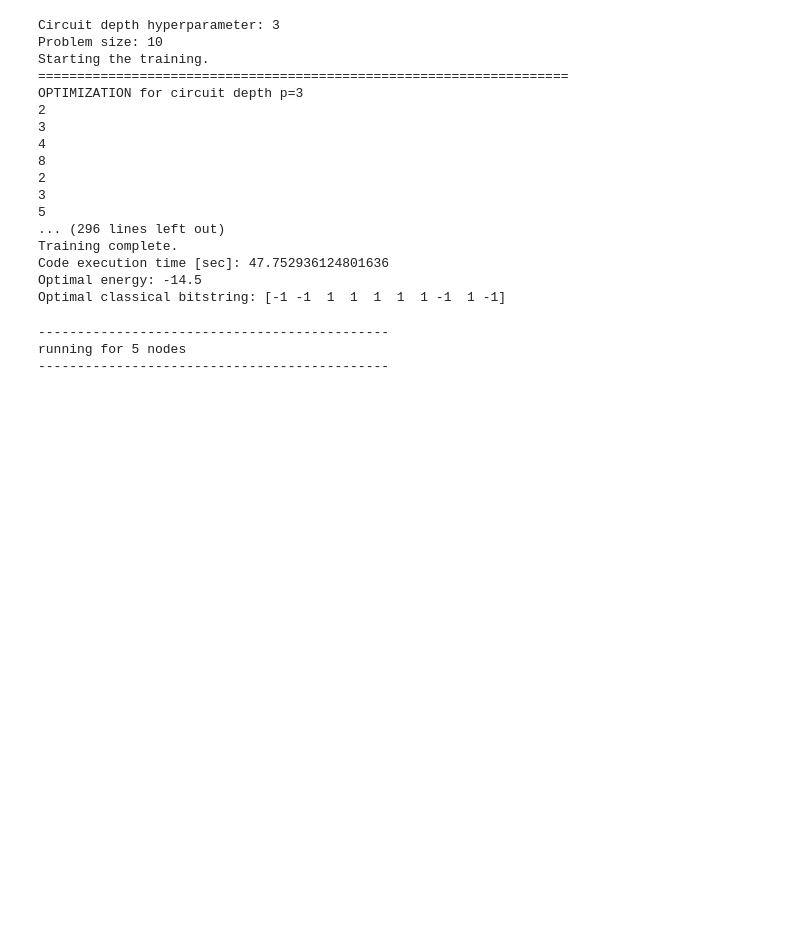
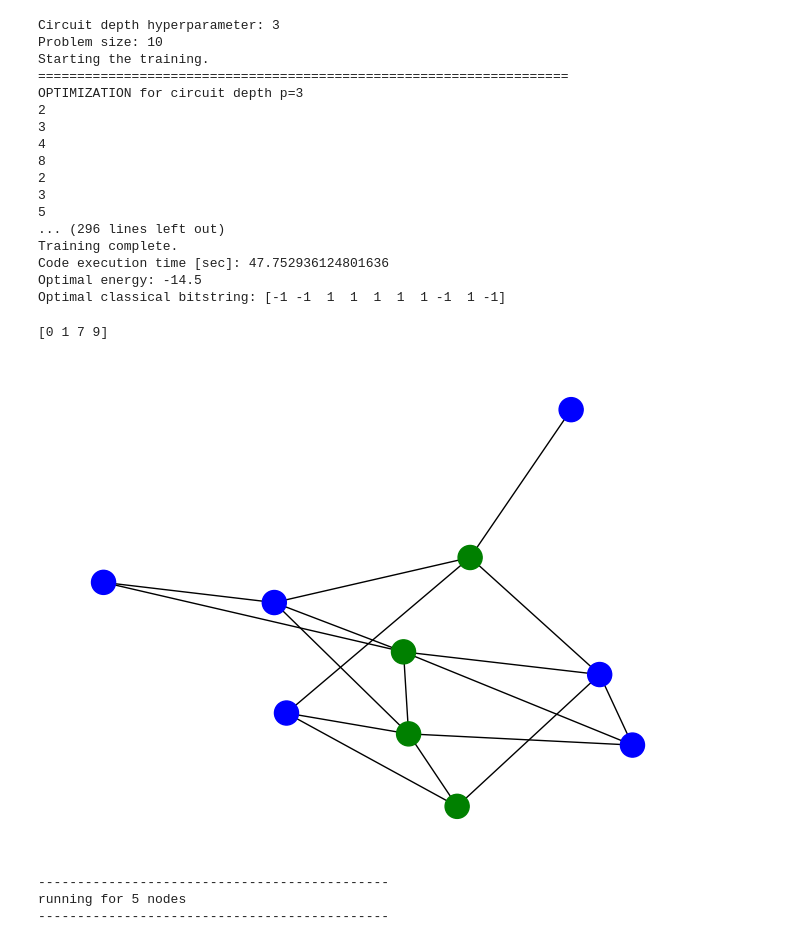
Before and after one commit to AkashHiregange/personal_projects, a Jupyter notebook: minimum_vertex_cover_qc/setting_QAOA_hamiltonian.ipynb, the cells around one changed output. Cells and saved outputs as stored; diff of their text form; code cells hidden in the pictures; blank space fills up the shorter version.

```diff
--- a/minimum_vertex_cover_qc/setting_QAOA_hamiltonian.ipynb
+++ b/minimum_vertex_cover_qc/setting_QAOA_hamiltonian.ipynb
@@ -380,6 +382,20 @@ Training complete.
 Code execution time [sec]: 47.752936124801636
 Optimal energy: -14.5
 Optimal classical bitstring: [-1 -1  1  1  1  1  1 -1  1 -1]
+# %%
+color_map = list(range(0,n))
+min_vertex_cover = np.where(np.array(tracker['optimal_bitstring'])==-1)[0]
+for node in G:
+    if node in min_vertex_cover:
+        color_map[node]='green'
+    else:
+        color_map[node]= 'blue'
+print(min_vertex_cover)
+nx.draw(G, pos, node_color=color_map)
+plt.show()
+# %% [output]
+[0 1 7 9]
+[figure, added]
 # %%
 # optimal_bit_string_list=[]
 # optimal_energy_list=[]
```
Also changed, not shown: parts of 3 cells of this notebook, 2 other files.
